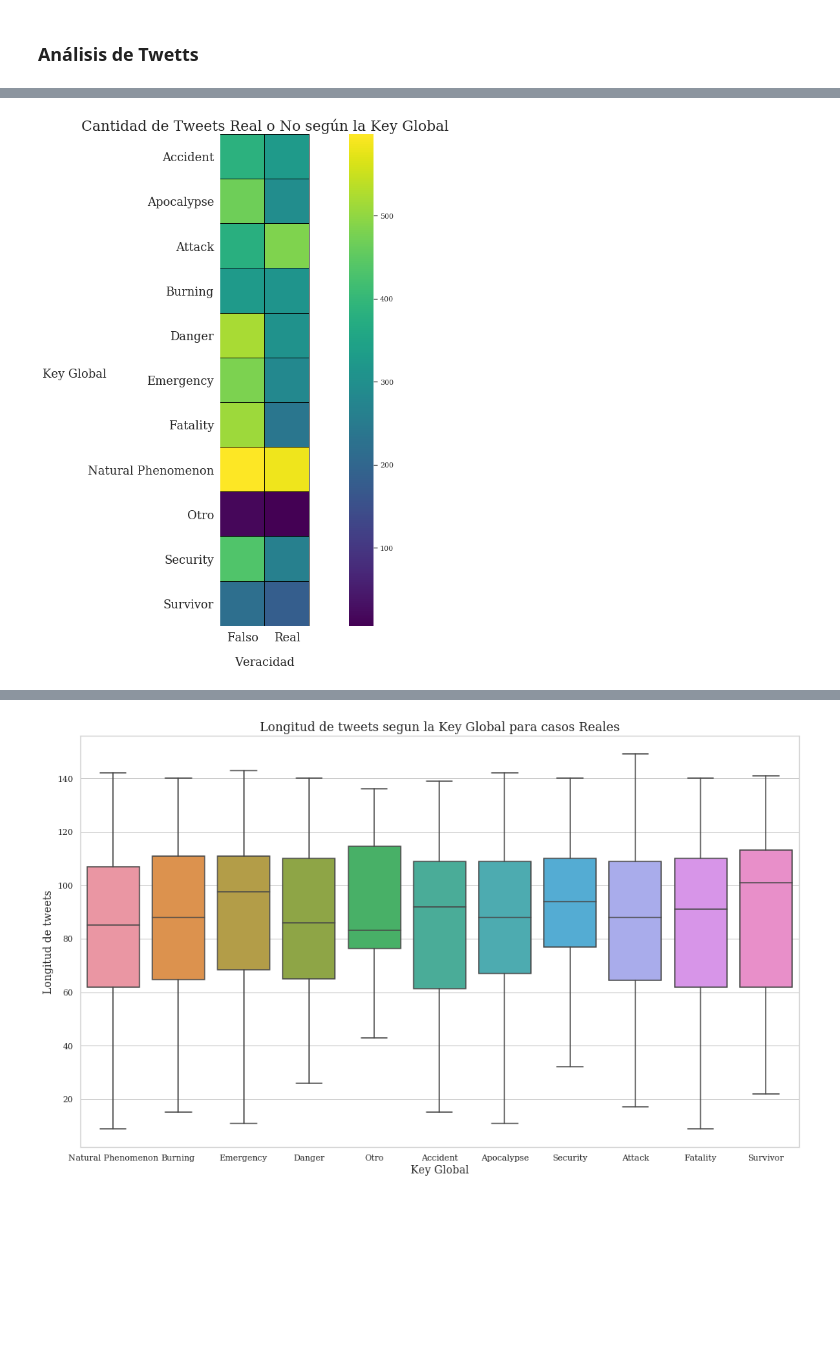
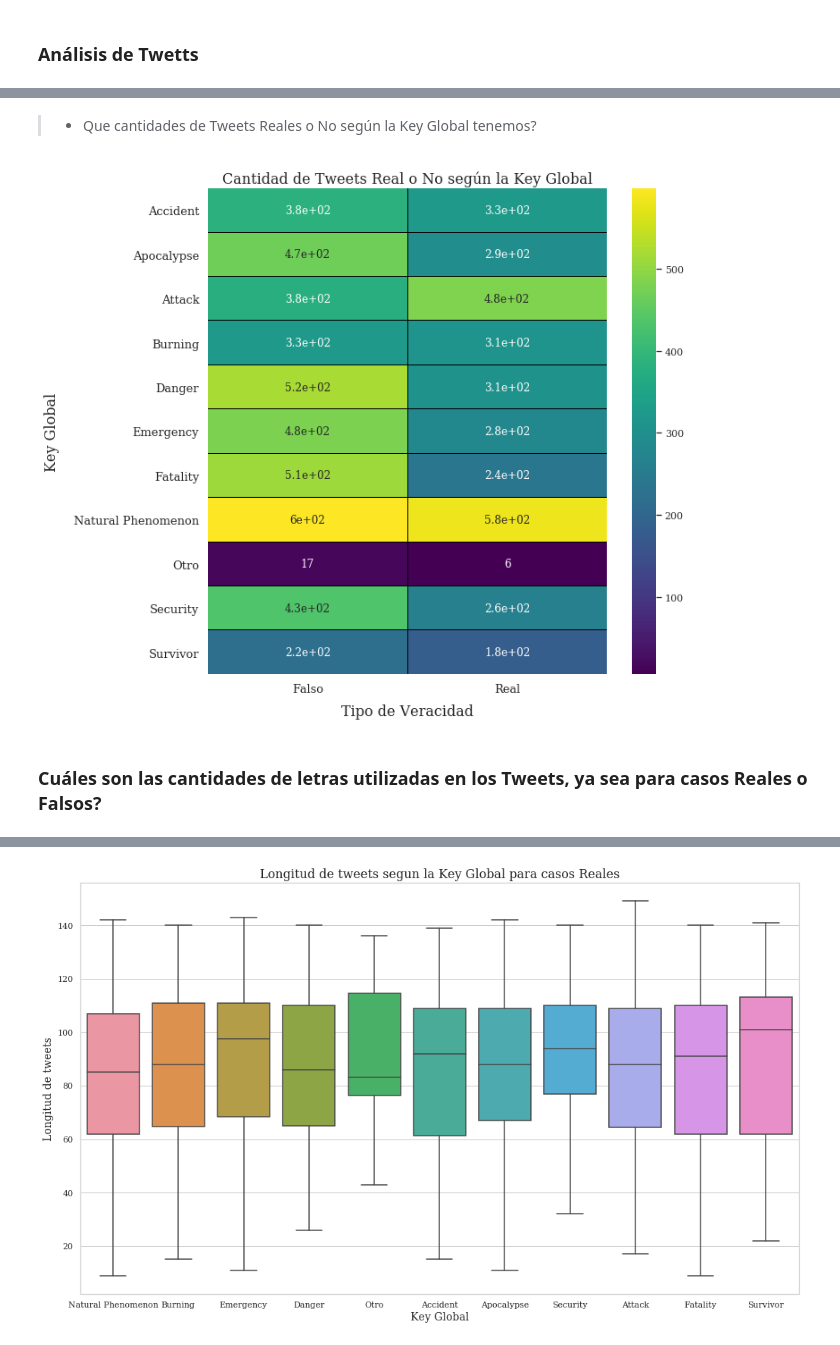
Before and after one commit to miguelAfonzalida/75.06-TP1-Grupo1, a Jupyter notebook: TP1_MF.ipynb, the cells around one changed output, grey strips where cells are left out. Cells and saved outputs as stored; diff of their text form; code cells hidden in the pictures; blank space fills up the shorter version.

```diff
--- a/TP1_MF.ipynb
+++ b/TP1_MF.ipynb
@@ -66,3 +64,7 @@ The Latest: More Homes Razed by Northern California Wildfire - ABC News http://t
+# %%
+df['Cant_Palabras_sin_Depurar'] = df.apply(lambda row: len(word_tokenize((row['text']))),axis=1)
+df['Cant_Oraciones'] = df.apply(lambda row: len(sent_tokenize((row['text']))),axis=1)
+df['Longitud_Tweet_sin_Depurar'] = df.apply(lambda row: len(row['text']),axis=1)
 # %%
 df.keyword.fillna('other',inplace=True)
 def limpieza_texto(df,name_col):
@@ -86,10 +88,13 @@ def limpieza_texto(df,name_col):
 
 df = limpieza_texto(df,'text')
 df = limpieza_texto(df,'keyword')
+# %%
+df['Cant_Palabras_Depuradas'] = df.apply(lambda row: len(word_tokenize((row['text']))),axis=1)
+df['Longitud_Tweet_Depurado'] = df.apply(lambda row: len(row['text']),axis=1)
 # %%
 #Exploramos un poco los tweets
 from IPython.core.display import HTML
-tweets = df['text'].tail(10).values;
+tweets = df['text'].tail(6).values;
 for tweet in tweets:
     display(HTML(tweet+"<hr>"))
 # %% [output]
@@ -265,4 +288,2 @@ Text(0, 0.5, 'KeyWords')
 # %% [markdown]
 ### Análisis de Twetts
-# %%
-df['longitud'] = df.apply(lambda row: len(row['text']),axis=1)
@@ -271 +302,3 @@ df['veces'] = 1
+# %% [markdown]
+>* Que cantidades de Tweets Reales o No según la Key Global tenemos?
 # %%
@@ -272,15 +306,17 @@ df['veces'] = 1
 mi_map=pd.crosstab(df['key_global'], df['Veracidad'],values=df.veces,aggfunc=np.sum)
 # %%
-fig, ax = plt.subplots(figsize=(22,14))
+fig, ax = plt.subplots(figsize=(10,10))
 
-g = sns.heatmap(mi_map, cmap="viridis", ax=ax, linewidths=0.005, linecolor='black', square=True)
-g.set_title("Cantidad de Tweets Real o No según la Key Global", fontsize=22)
-g.set_xlabel("Veracidad", fontsize=18, labelpad=20)
-g.set_ylabel("Key Global", fontsize=18, labelpad=20, rotation=0)
-g.set_xticklabels(g.get_xticklabels(), fontsize=18)
-g.set_yticklabels(g.get_yticklabels(), fontsize=18, rotation=0)
+g = sns.heatmap(mi_map, cmap="viridis", ax=ax, linewidths=0.005, linecolor='black',annot=True)
+g.set_title("Cantidad de Tweets Real o No según la Key Global", fontsize=16)
+g.set_xlabel("Tipo de Veracidad", fontsize=16, labelpad=10)
+g.set_ylabel("Key Global", fontsize=16, labelpad=16, rotation=90)
+g.set_xticklabels(g.get_xticklabels(), fontsize=13)
+g.set_yticklabels(g.get_yticklabels(), fontsize=13, rotation=0)
 
 g.title.set_position([0.5, 1.05])
 plt.show()
 # %% [output]
-[figure, old version]
+[figure, new version]
+# %% [markdown]
+### Cuáles son las cantidades de letras utilizadas en los Tweets, ya sea para casos Reales o Falsos?
```
Also changed, not shown: parts of 46 cells of this notebook.
